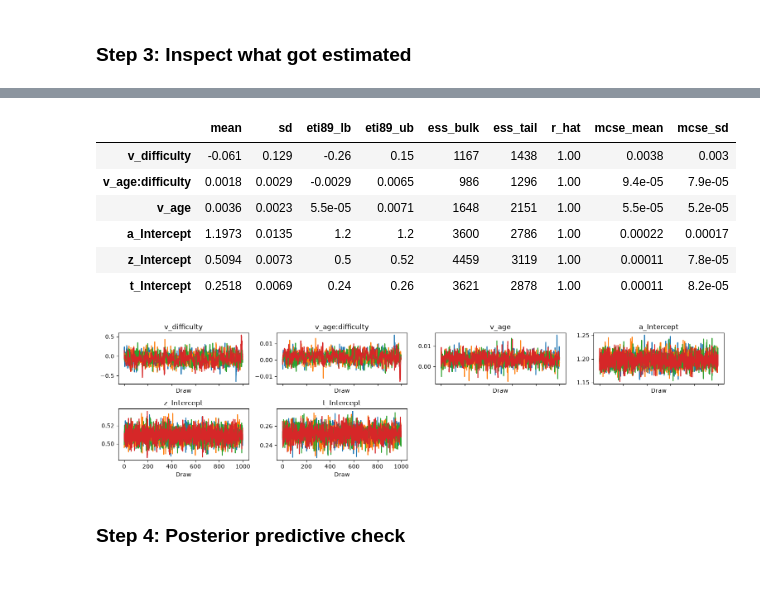
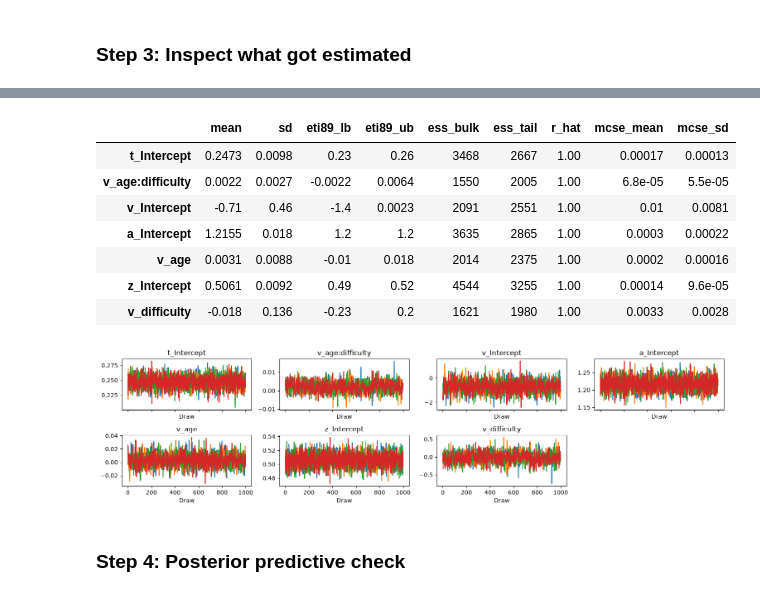
Before and after one commit to lnccbrown/HSSM, a Jupyter notebook: docs/tutorials/ddm_hierarchical_tutorial.ipynb, the cells around one changed output, grey strips where cells are left out. Saved outputs shown, nothing was run; the diff lists cells and outputs as text; code cells hidden in the pictures.

```diff
--- a/docs/tutorials/ddm_hierarchical_tutorial.ipynb
+++ b/docs/tutorials/ddm_hierarchical_tutorial.ipynb
@@ -697,11 +928,13 @@ model_C = hssm.HSSM(
         {
             "name": "v",
             "formula": (
-                "v ~ 0 + age + difficulty + age:difficulty + "
+                "v ~ 1 + age + difficulty + age:difficulty + "
                 "(1 + difficulty | participant_id)"
             ),
         }
     ],
     noncentered=True,
+    initval_jitter=INITVAL_JITTER,
 )
+assert_connected("Variant C fitted model", model_C)
 # %% [output]
@@ -731,7 +963,12 @@ Lapse probability: 0.05
 Lapse distribution: Uniform(lower: 0.0, upper: 20.0)
 [drawing not drawn]
 # %%
-idata_C = model_C.sample(**sample_kwargs)
+idata_C = model_C.sample(
+    random_seed=FIT_SEEDS["C"],
+    idata_kwargs={"log_likelihood": False},
+    **sample_kwargs,
+)
+validate_sampling("Variant C", idata_C)
 # %% [output]
 Using default initvals.
 Initializing NUTS using adapt_diag...
@@ -765,18 +1001,19 @@ az.summary(idata_C)
 # %%
-az.summary(idata_C, var_names=["~offset", "~participant_id"], filter_vars="regex")
+az.summary(idata_C, var_names=["~participant_id"], filter_vars="regex")
 # %% [output]
 |  | mean | sd | eti89_lb | eti89_ub | ess_bulk | ess_tail | r_hat | mcse_mean | mcse_sd |
-| v_difficulty | -0.061 | 0.129 | -0.26 | 0.15 | 1167 | 1438 | 1.00 | 0.0038 | 0.003 |
-| v_age:difficulty | 0.0018 | 0.0029 | -0.0029 | 0.0065 | 986 | 1296 | 1.00 | 9.4e-05 | 7.9e-05 |
-| v_age | 0.0036 | 0.0023 | 5.5e-05 | 0.0071 | 1648 | 2151 | 1.00 | 5.5e-05 | 5.2e-05 |
-| a_Intercept | 1.1973 | 0.0135 | 1.2 | 1.2 | 3600 | 2786 | 1.00 | 0.00022 | 0.00017 |
-| z_Intercept | 0.5094 | 0.0073 | 0.5 | 0.52 | 4459 | 3119 | 1.00 | 0.00011 | 7.8e-05 |
-| t_Intercept | 0.2518 | 0.0069 | 0.24 | 0.26 | 3621 | 2878 | 1.00 | 0.00011 | 8.2e-05 |
+| t_Intercept | 0.2473 | 0.0098 | 0.23 | 0.26 | 3468 | 2667 | 1.00 | 0.00017 | 0.00013 |
+| v_age:difficulty | 0.0022 | 0.0027 | -0.0022 | 0.0064 | 1550 | 2005 | 1.00 | 6.8e-05 | 5.5e-05 |
+| v_Intercept | -0.71 | 0.46 | -1.4 | 0.0023 | 2091 | 2551 | 1.00 | 0.01 | 0.0081 |
+| a_Intercept | 1.2155 | 0.018 | 1.2 | 1.2 | 3635 | 2865 | 1.00 | 0.0003 | 0.00022 |
+| v_age | 0.0031 | 0.0088 | -0.01 | 0.018 | 2014 | 2375 | 1.00 | 0.0002 | 0.00016 |
+| z_Intercept | 0.5061 | 0.0092 | 0.49 | 0.52 | 4544 | 3255 | 1.00 | 0.00014 | 9.6e-05 |
+| v_difficulty | -0.018 | 0.136 | -0.23 | 0.2 | 1621 | 1980 | 1.00 | 0.0033 | 0.0028 |
 # %%
-az.plot_trace(idata_C, var_names=["~offset", "~participant_id"], filter_vars="regex")
+az.plot_trace(idata_C, var_names=["~participant_id"], filter_vars="regex")
 plt.tight_layout()
 # %% [output]
-[figure, old version]
+[figure, new version]
 # %% [markdown]
 ### Step 4: Posterior predictive check
 # %%
```
Also changed, not shown: parts of 50 cells of this notebook.
